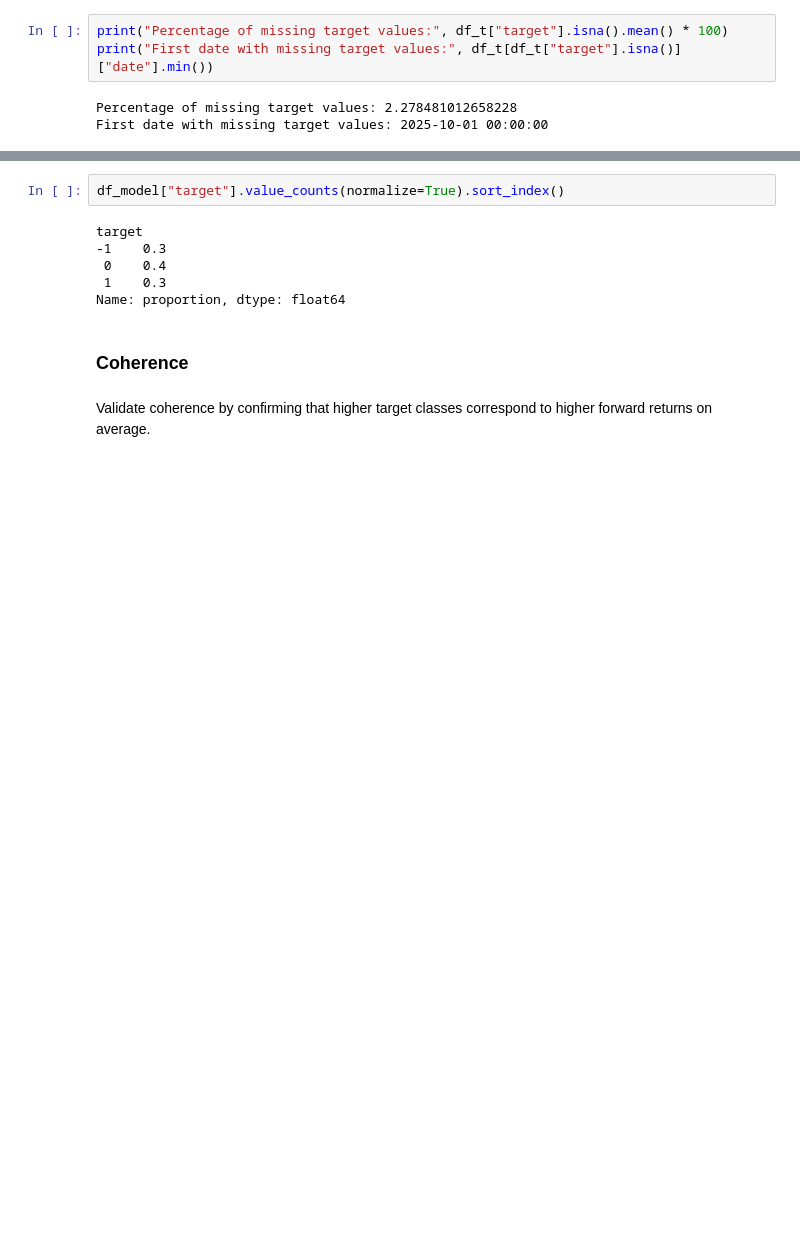
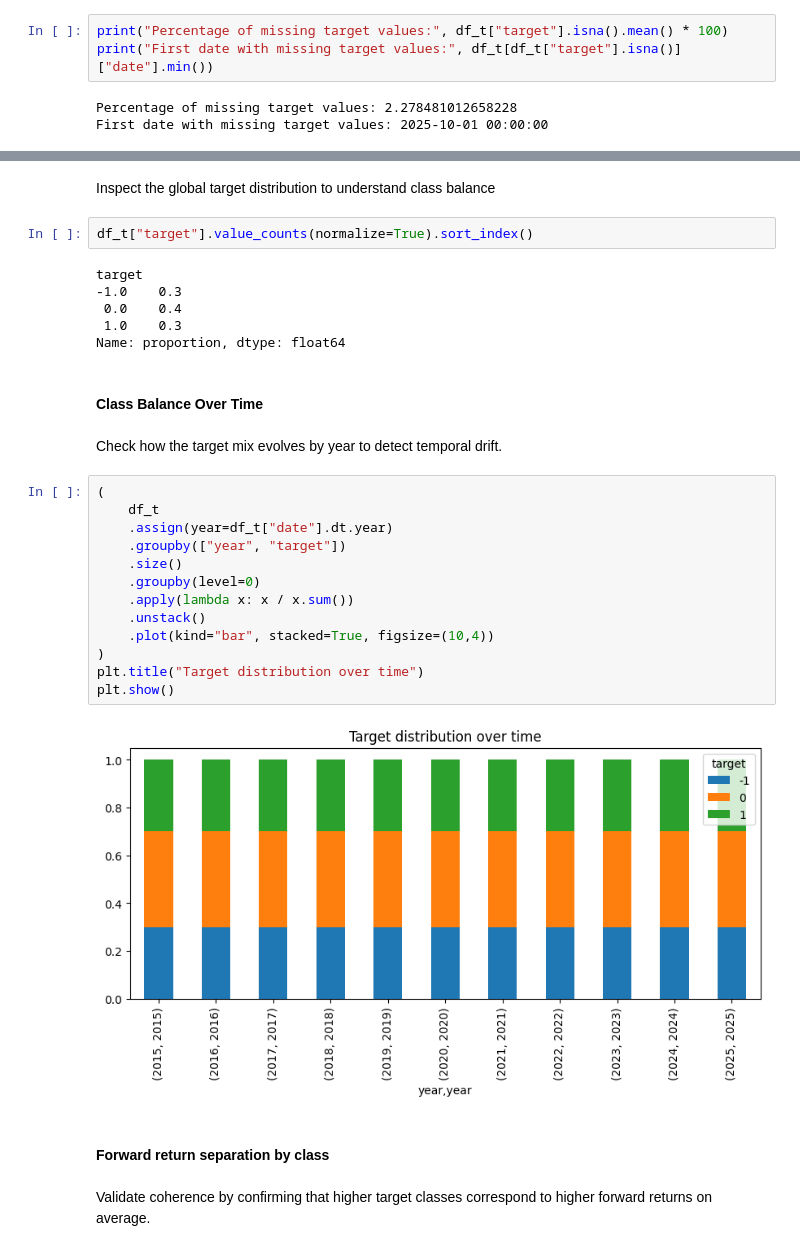
Before and after one commit to IgorDragone/hybrid-stock-prediction-thesis, a Jupyter notebook: notebooks/04_target_construction.ipynb, the cells around one changed output, grey strips where cells are left out. Drawn from its saved outputs; the diff is of its cells as text; blank space fills up the shorter version.

Commit message:
target and EDA done, may add more corrs

```diff
--- a/notebooks/04_target_construction.ipynb
+++ b/notebooks/04_target_construction.ipynb
@@ -75,13 +74,34 @@ Inspect class balance to ensure no extreme class imbalance is introduced by the
+# %% [markdown]
+Inspect the global target distribution to understand class balance
 # %%
-df_model["target"].value_counts(normalize=True).sort_index()
+df_t["target"].value_counts(normalize=True).sort_index()
 # %% [output]
 target
--1    0.3
- 0    0.4
- 1    0.3
+-1.0    0.3
+ 0.0    0.4
+ 1.0    0.3
 Name: proportion, dtype: float64
-# %% [markdown]
-### Coherence
+# %% [markdown]
+#### Class Balance Over Time
+# %% [markdown]
+Check how the target mix evolves by year to detect temporal drift.
+# %%
+(
+    df_t
+    .assign(year=df_t["date"].dt.year)
+    .groupby(["year", "target"])
+    .size()
+    .groupby(level=0)
+    .apply(lambda x: x / x.sum())
+    .unstack()
+    .plot(kind="bar", stacked=True, figsize=(10,4))
+)
+plt.title("Target distribution over time")
+plt.show()
+# %% [output]
+[figure, added]
+# %% [markdown]
+#### Forward return separation by class
 # %% [markdown]
 Validate coherence by confirming that higher target classes correspond to higher forward returns on average.
 # %%
```
Also changed, not shown: parts of 26 cells of this notebook, 1 other file.
